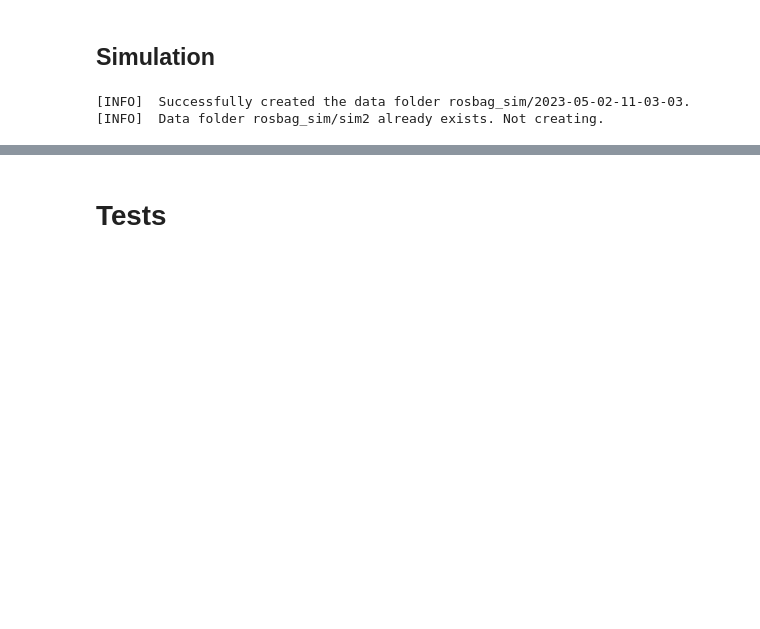
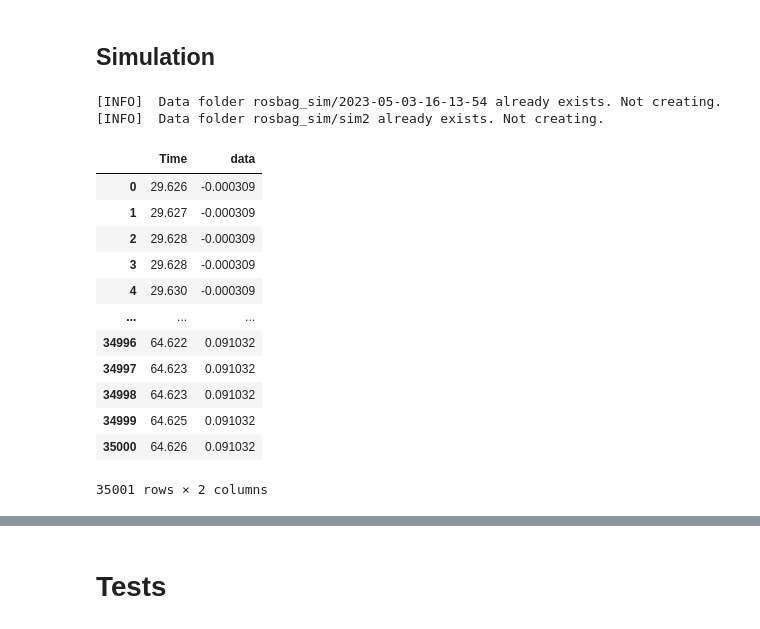
Before and after one commit to robotengineer123/RR-RobotSim, a Jupyter notebook: dataprocessing.ipynb, the cells around one changed output, grey strips where cells are left out. Saved outputs shown, nothing was run; the diff lists cells and outputs as text; code cells hidden in the pictures; blank space fills up the shorter version.

```diff
--- a/dataprocessing.ipynb
+++ b/dataprocessing.ipynb
@@ -32,34 +32,50 @@ def df_sim(bag_name):
     b_sim = bagreader(bag_name)
 
     ODOM_SIM = b_sim.message_by_topic('/rr_robot/odom')
     SCAN_SIM = b_sim.message_by_topic('/scan')
     VEL_SIM = b_sim.message_by_topic('/velX')
     YAW_SIM = b_sim.message_by_topic('/yaw')
     JOINT_SIM = b_sim.message_by_topic('/rr_robot/joint_states')
 
     df_odom = pd.read_csv(ODOM_SIM)
     df_scan = pd.read_csv(SCAN_SIM)
     df_vel = pd.read_csv(VEL_SIM)
     df_yaw = pd.read_csv(YAW_SIM)
     df_joint = pd.read_csv(JOINT_SIM)
 
     # Check minimum distance as observed by the fake laser
     df_ranges = df_scan.drop(df_scan.iloc[:, 1:12],axis = 1)
     df_le_dist = df_scan.drop(df_scan.iloc[:, 1:],axis = 1)
     ranges_min = df_ranges.min(axis=1)
     df_le_dist['ranges_min'] = ranges_min
 
     return df_vel, df_yaw, df_odom, df_joint
 
-df_vel_1, df_yaw_1, df_odom_1, df_joint_1 = df_sim('rosbag_sim/2023-05-02-11-03-03.bag')
+n_sims = 2
+
+df_vel_1, df_yaw_1, df_odom_1, df_joint_1 = df_sim('rosbag_sim/2023-05-03-16-13-54.bag')
 df_vel_2, df_yaw_2, df_odom_2, df_joint_2 = df_sim('rosbag_sim/sim2.bag')
 
 df_vel = [df_vel_1, df_vel_2]
 df_yaw = [df_yaw_1, df_yaw_2]
 df_odom = [df_odom_1, df_odom_2]
 df_joint = [df_joint_1, df_joint_2]
+df_yaw_1
 # %% [output]
-[INFO]  Successfully created the data folder rosbag_sim/2023-05-02-11-03-03.
+[INFO]  Data folder rosbag_sim/2023-05-03-16-13-54 already exists. Not creating.
 [INFO]  Data folder rosbag_sim/sim2 already exists. Not creating.
+|  | Time | data |
+| 0 | 29.626 | -0.000309 |
+| 1 | 29.627 | -0.000309 |
+| 2 | 29.628 | -0.000309 |
+| 3 | 29.628 | -0.000309 |
+| 4 | 29.630 | -0.000309 |
+| ... | ... | ... |
+| 34996 | 64.622 | 0.091032 |
+| 34997 | 64.623 | 0.091032 |
+| 34998 | 64.623 | 0.091032 |
+| 34999 | 64.625 | 0.091032 |
+| 35000 | 64.626 | 0.091032 |
+35001 rows × 2 columns
 # %%
 # Plot vel, yaw, le_dist
```
Also changed, not shown: parts of 3 cells of this notebook, 2 other files.
